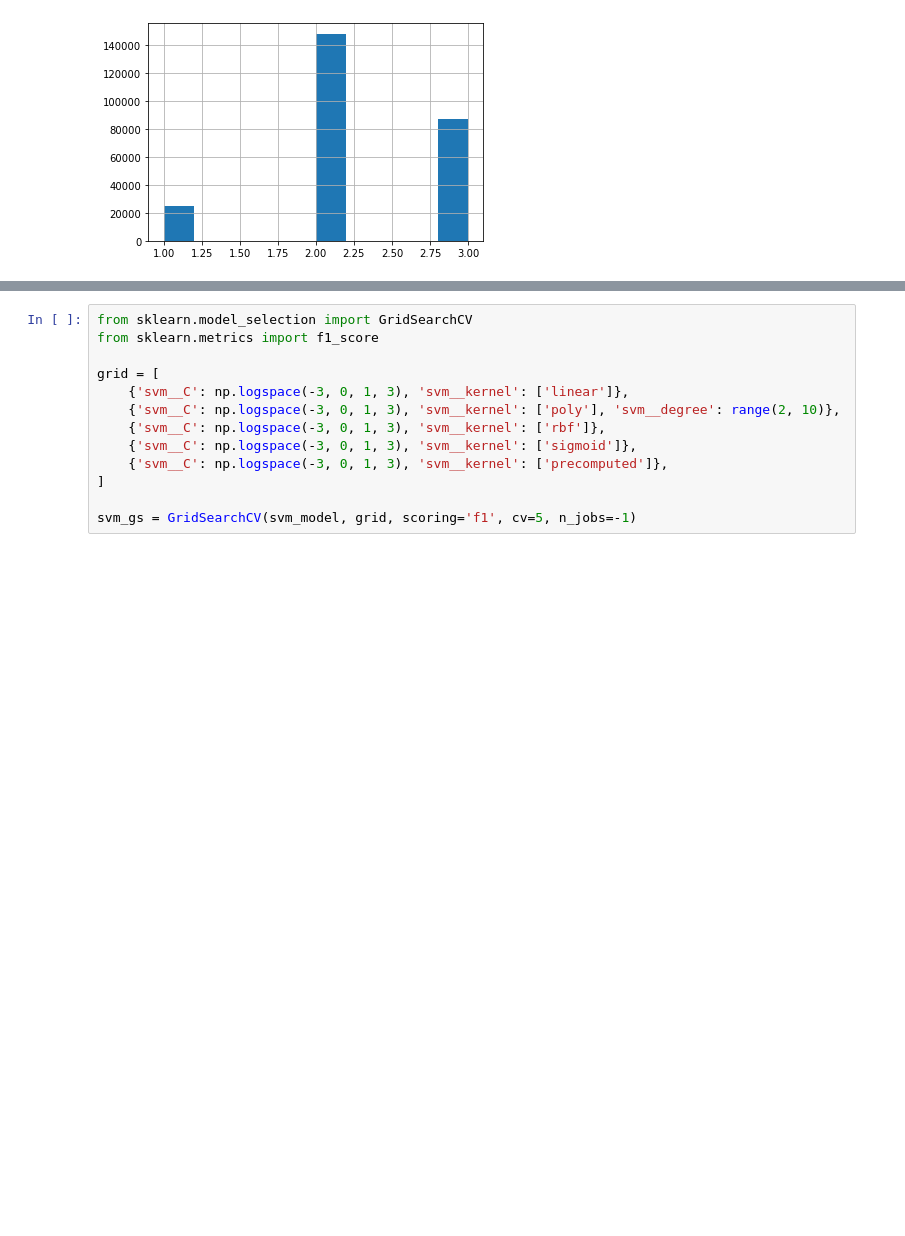
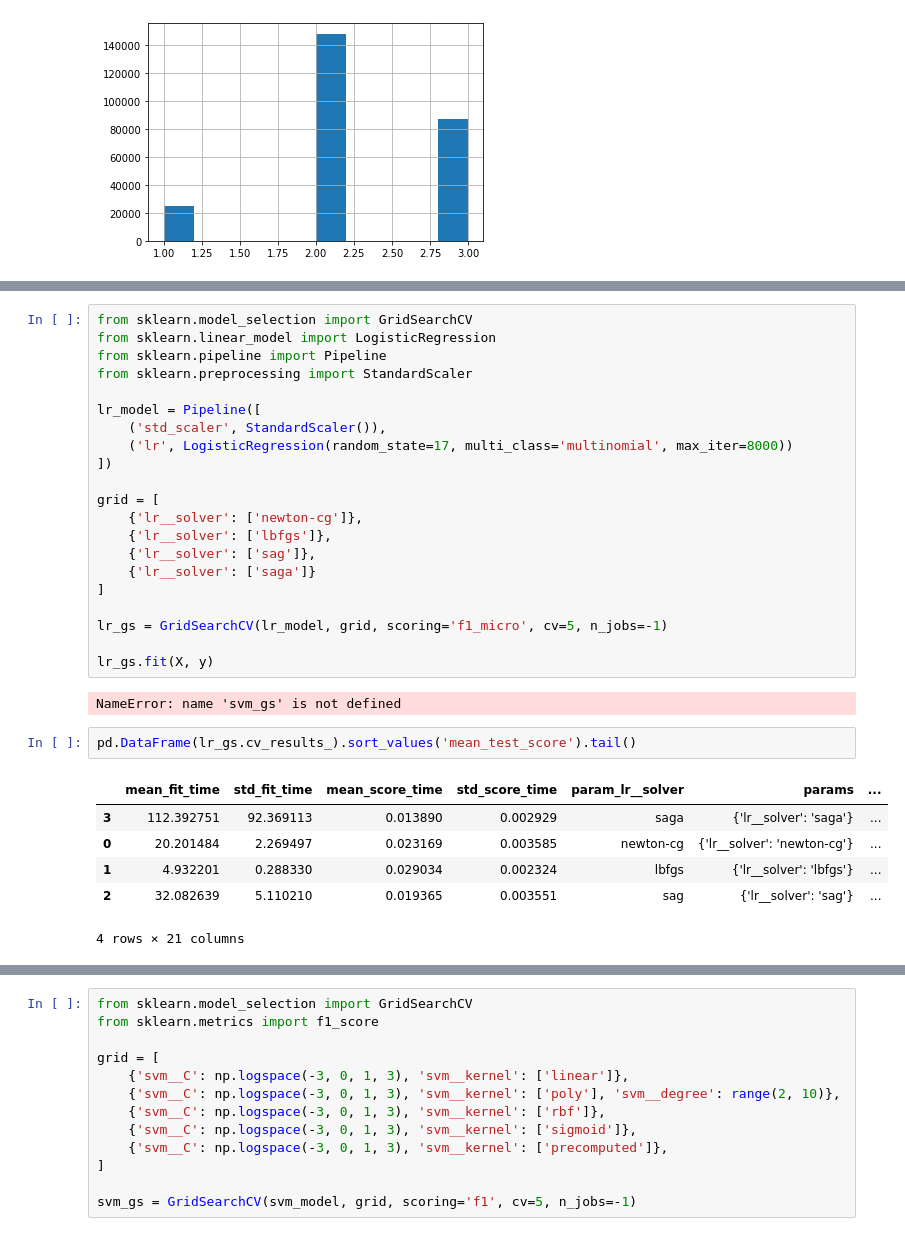
Before and after one commit to nicolasfara/di-project, a Jupyter notebook: earthquake-damage-prediction.ipynb, the cells around one changed output, grey strips where cells are left out. Cells and saved outputs as stored; diff of their text form; blank space fills up the shorter version.

```diff
--- a/earthquake-damage-prediction.ipynb
+++ b/earthquake-damage-prediction.ipynb
@@ -144,0 +196,32 @@ X.head()
+# %%
+from sklearn.model_selection import GridSearchCV
+from sklearn.linear_model import LogisticRegression
+from sklearn.pipeline import Pipeline
+from sklearn.preprocessing import StandardScaler
+
+lr_model = Pipeline([
+    ('std_scaler', StandardScaler()),
+    ('lr', LogisticRegression(random_state=17, multi_class='multinomial', max_iter=8000))
+])
+
+grid = [
+    {'lr__solver': ['newton-cg']},
+    {'lr__solver': ['lbfgs']},
+    {'lr__solver': ['sag']},
+    {'lr__solver': ['saga']}
+]
+
+lr_gs = GridSearchCV(lr_model, grid, scoring='f1_micro', cv=5, n_jobs=-1)
+
+lr_gs.fit(X, y)
+# %% [output]
+NameError: name 'svm_gs' is not defined
+# %%
+pd.DataFrame(lr_gs.cv_results_).sort_values('mean_test_score').tail()
+# %% [output]
+|  | mean_fit_time | std_fit_time | mean_score_time | std_score_time | param_lr__solver | params | ... |
+| 3 | 112.392751 | 92.369113 | 0.013890 | 0.002929 | saga | {'lr__solver': 'saga'} | ... |
+| 0 | 20.201484 | 2.269497 | 0.023169 | 0.003585 | newton-cg | {'lr__solver': 'newton-cg'} | ... |
+| 1 | 4.932201 | 0.288330 | 0.029034 | 0.002324 | lbfgs | {'lr__solver': 'lbfgs'} | ... |
+| 2 | 32.082639 | 5.110210 | 0.019365 | 0.003551 | sag | {'lr__solver': 'sag'} | ... |
+4 rows × 21 columns
```
Also changed, not shown: parts of 13 cells of this notebook.
